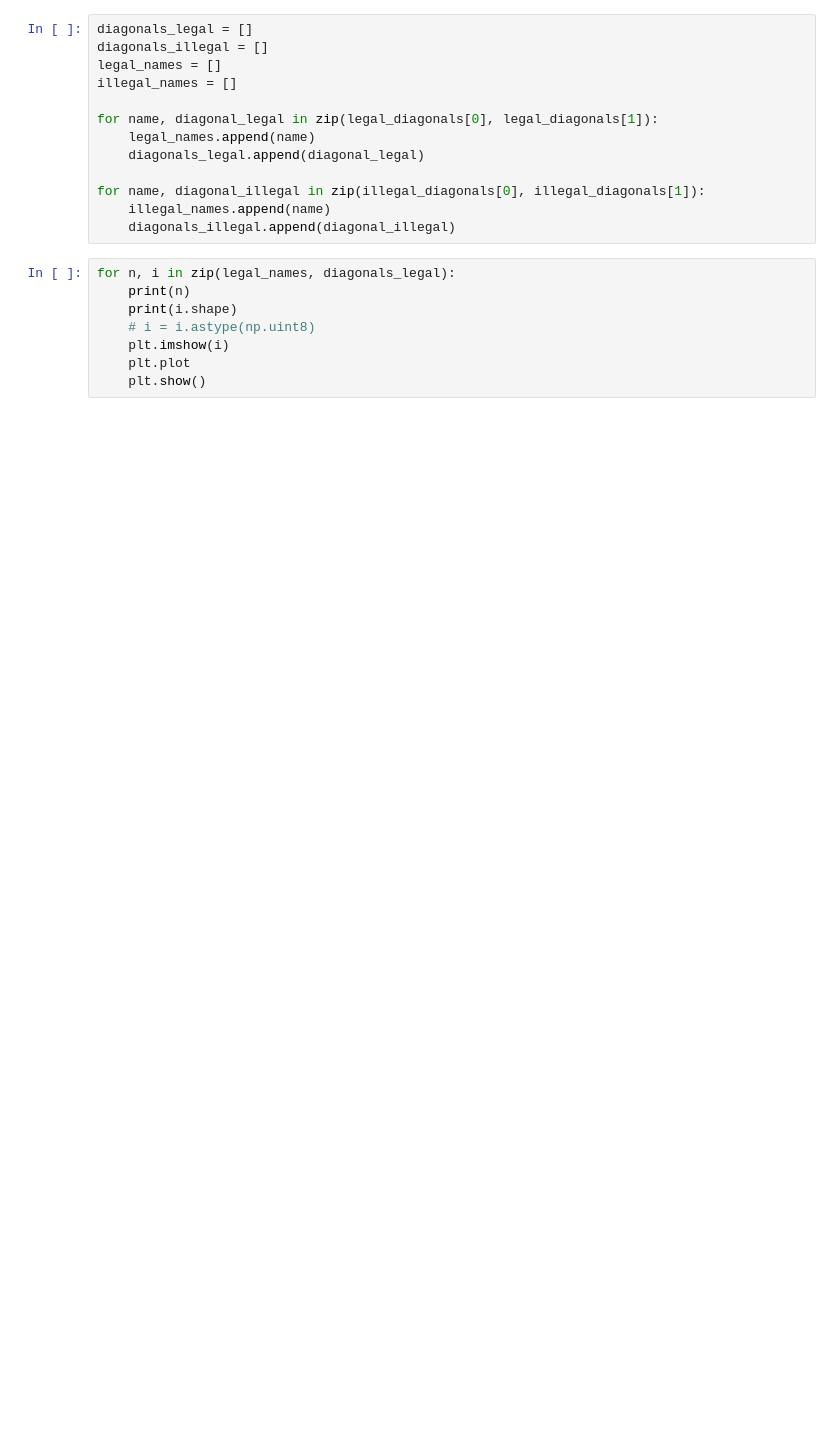
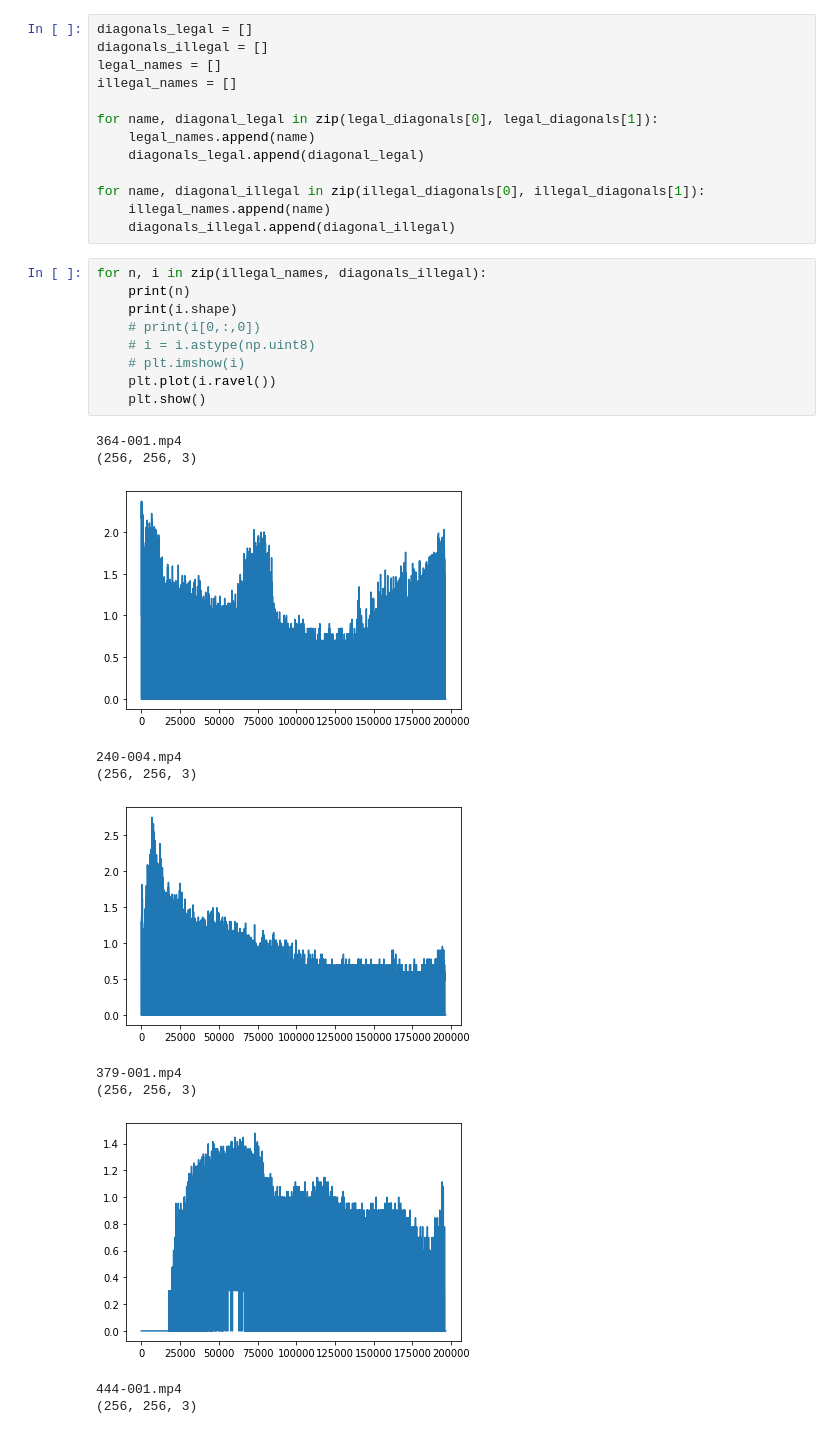
Before and after one commit to wowns1484/VideoClassification, a Jupyter notebook: Data_management/histogram_extract.ipynb, the cells around one changed output. Drawn from its saved outputs; the diff is of its cells as text; blank space fills up the shorter version.

```diff
--- a/Data_management/histogram_extract.ipynb
+++ b/Data_management/histogram_extract.ipynb
@@ -87,10 +110,23 @@ for name, diagonal_illegal in zip(illegal_diagonals[0], illegal_diagonals[1]):
     illegal_names.append(name)
     diagonals_illegal.append(diagonal_illegal)
 # %%
-for n, i in zip(legal_names, diagonals_legal):
+for n, i in zip(illegal_names, diagonals_illegal):
     print(n)
     print(i.shape)
+    # print(i[0,:,0])
     # i = i.astype(np.uint8)
-    plt.imshow(i)
-    plt.plot
+    # plt.imshow(i)
+    plt.plot(i.ravel())
     plt.show()
+# %% [output]
+364-001.mp4
+(256, 256, 3)
+[figure, added]
+240-004.mp4
+(256, 256, 3)
+[figure, added]
+379-001.mp4
+(256, 256, 3)
+[figure, added]
+444-001.mp4
+(256, 256, 3)
```
Also changed, not shown: parts of 3 cells of this notebook, 8 other files.
